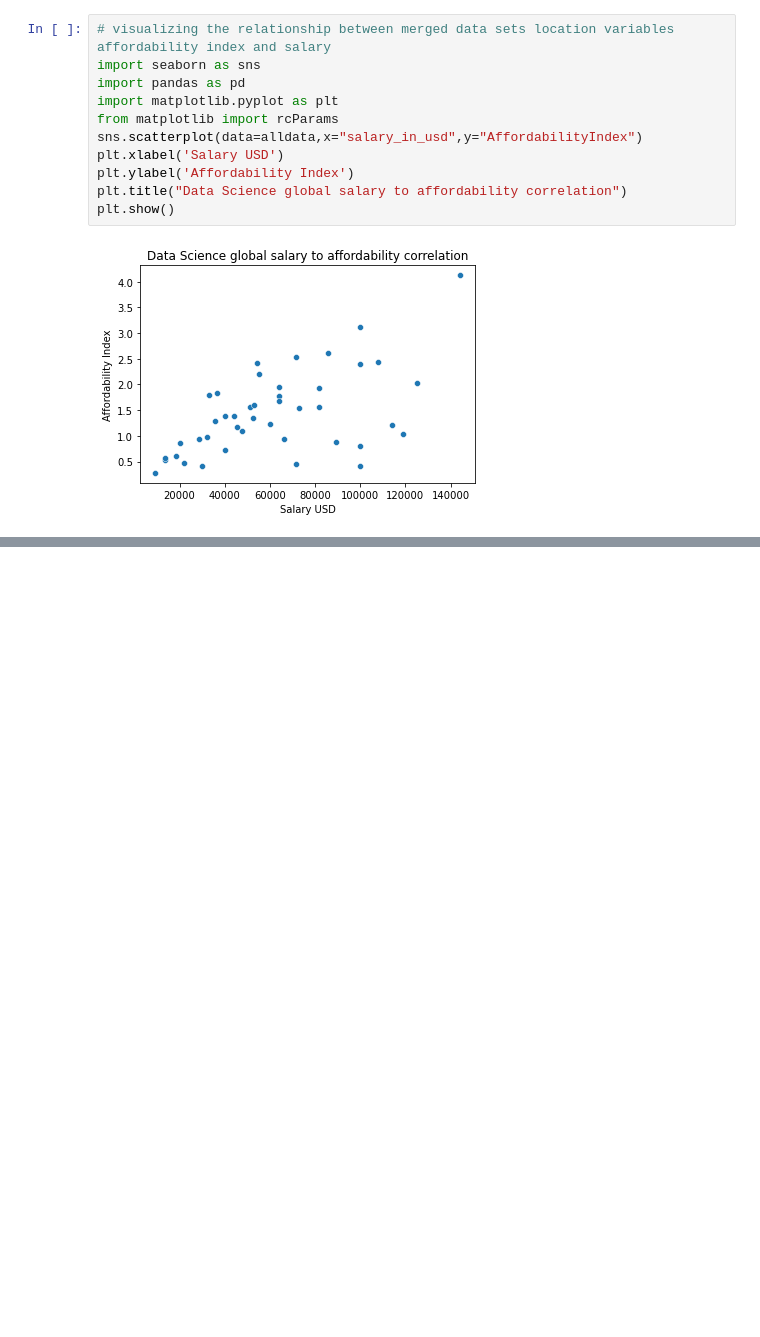
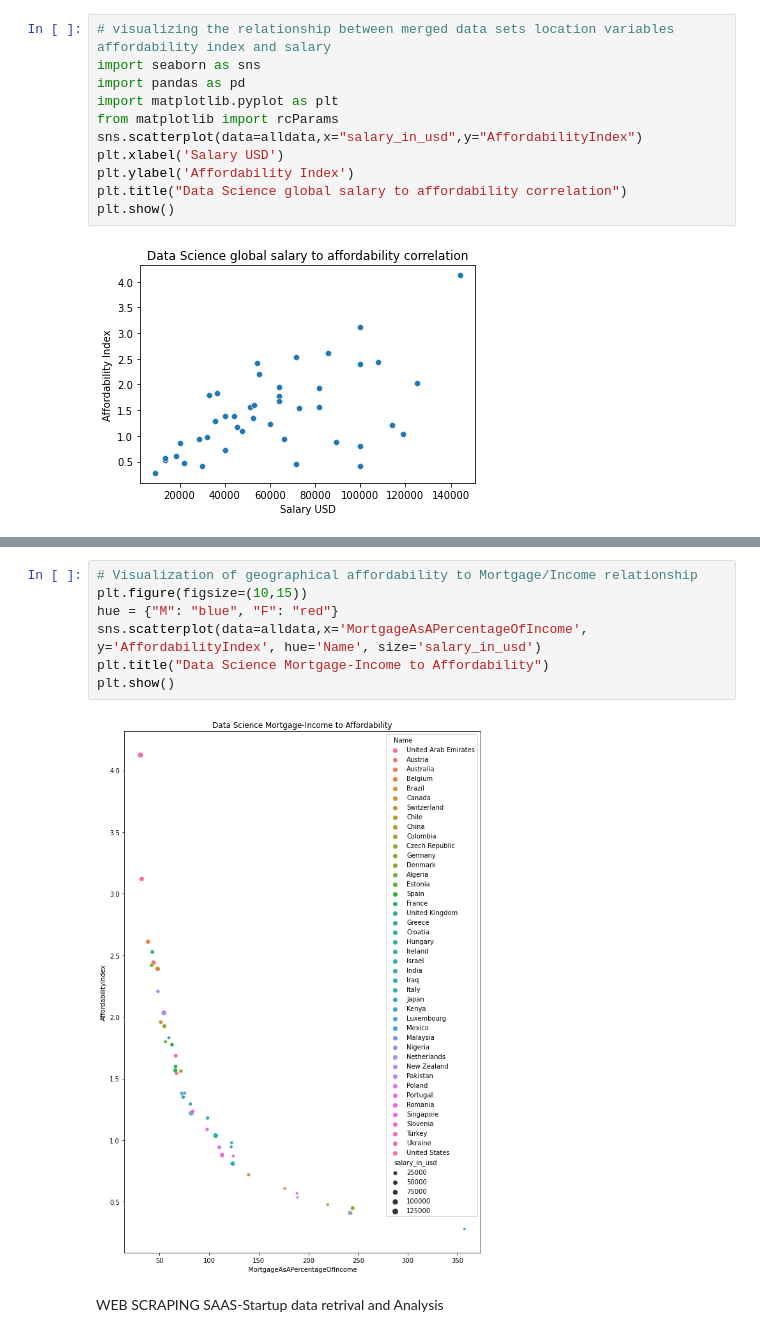
Before and after one commit to Norspace/DAproject, a Jupyter notebook: DAWork_Study.ipynb, the cells around one changed output, grey strips where cells are left out. Saved outputs shown, nothing was run; the diff lists cells and outputs as text; blank space fills up the shorter version.

```diff
--- a/DAWork_Study.ipynb
+++ b/DAWork_Study.ipynb
@@ -398,0 +435,13 @@ plt.show()
+# %%
+# Visualization of geographical affordability to Mortgage/Income relationship
+plt.figure(figsize=(10,15))
+hue = {"M": "blue", "F": "red"}
+sns.scatterplot(data=alldata,x='MortgageAsAPercentageOfIncome', y='AffordabilityIndex', hue='Name', size='salary_in_usd')
+plt.title("Data Science Mortgage-Income to Affordability")
+plt.show()
+# %% [output]
+[figure, added]
+# %% [markdown]
+
+
+WEB SCRAPING SAAS-Startup data retrival and Analysis
```
Also changed, not shown: parts of 17 cells of this notebook.
